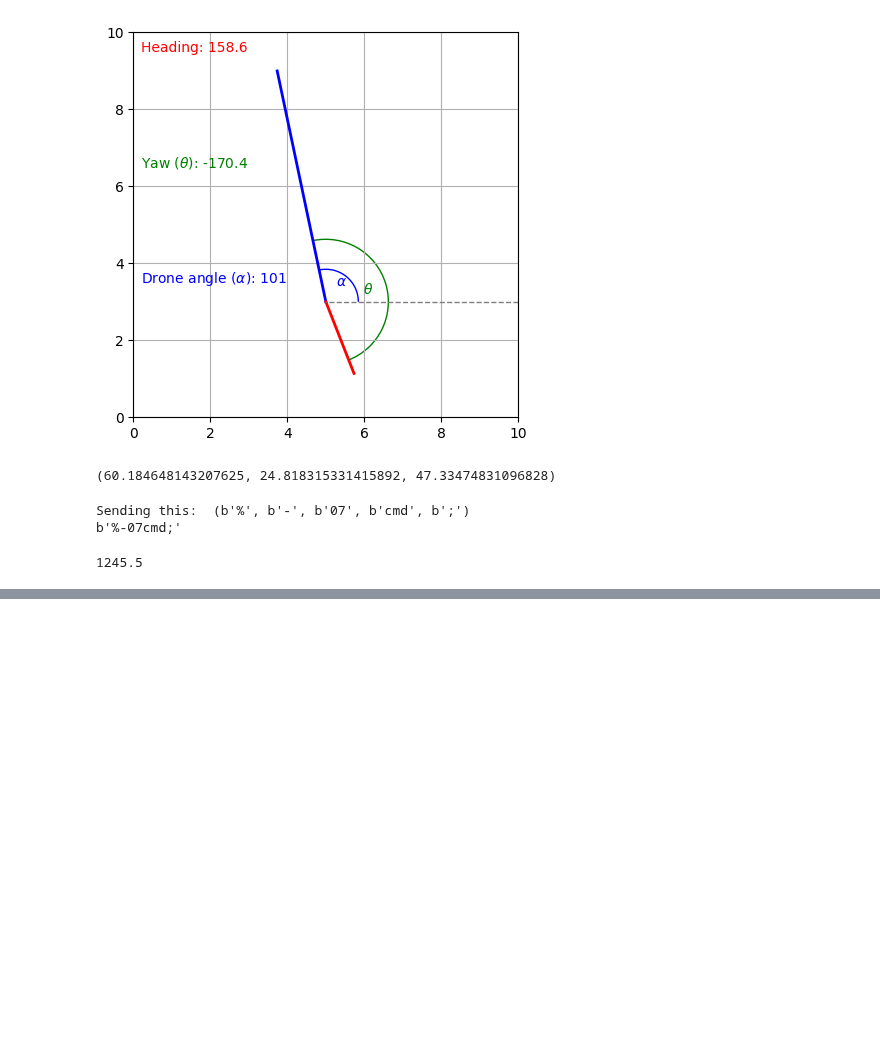
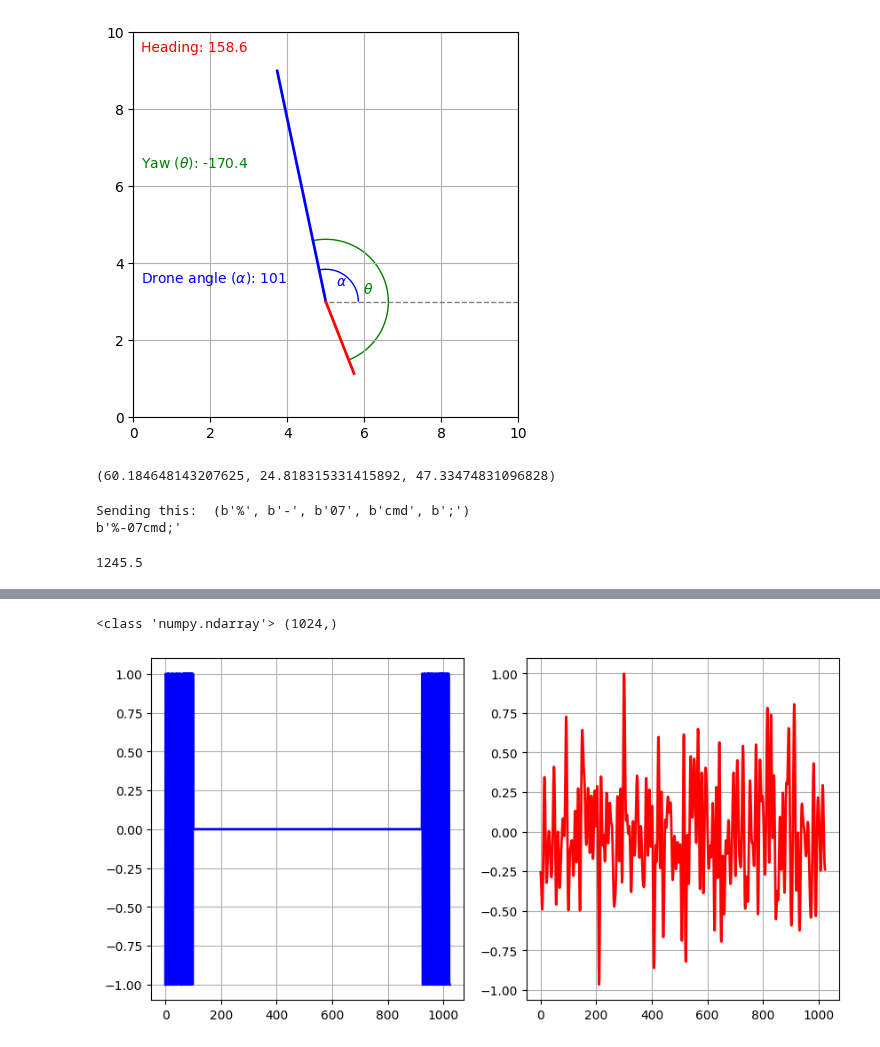
Before and after one commit to jvvtt/a2gMeasurements, a Jupyter notebook: notebook_for_tests.ipynb, the cells around one changed output, grey strips where cells are left out. Cells and saved outputs as stored; diff of their text form; code cells hidden in the pictures; blank space fills up the shorter version.

```diff
--- a/notebook_for_tests.ipynb
+++ b/notebook_for_tests.ipynb
@@ -544,0 +604,43 @@ Threading finishingRepeating 10:54:14
+# %%
+import numpy as np
+
+nfft = 1024
+sc_min = -100
+sc_max = 100
+mod = 'qam'
+seed = 100
+
+np.random.seed(seed)
+qam = (1 + 1j, 1 - 1j, -1 + 1j, -1 - 1j)  # QAM symbols
+
+# Create the wideband sequence in frequency-domain
+fd = np.zeros((nfft,), dtype='complex')
+if mod == 'qam':
+    fd[((nfft >> 1) + sc_min):((nfft >> 1) + sc_max)] = np.random.choice(qam, len(range(sc_min, sc_max)))
+else:
+    fd[((nfft >> 1) + sc_min):((nfft >> 1) + sc_max)] = 1
+
+fd = np.fft.fftshift(fd, axes=0)
+
+# Convert the waveform to time-domain
+td = np.fft.ifft(fd, axis=0)
+
+# Normalize the signal
+td /= np.max([np.abs(td.real), np.abs(td.imag)])
+
+print(type(td), td.shape)
+
+fig = plt.figure(figsize=((10, 5)))
+ax1 = fig.add_subplot(121)
+ax2 = fig.add_subplot(122)
+
+ax1.grid()
+ax2.grid()
+
+line1, = ax1.plot(fd, lw=2, color='blue')
+line2, = ax2.plot(td, lw=2, color='red')
+
+plt.show()
+# %% [output]
+<class 'numpy.ndarray'> (1024,)
+[figure, added]
```
Also changed, not shown: parts of 7 cells of this notebook, 4 other files.
